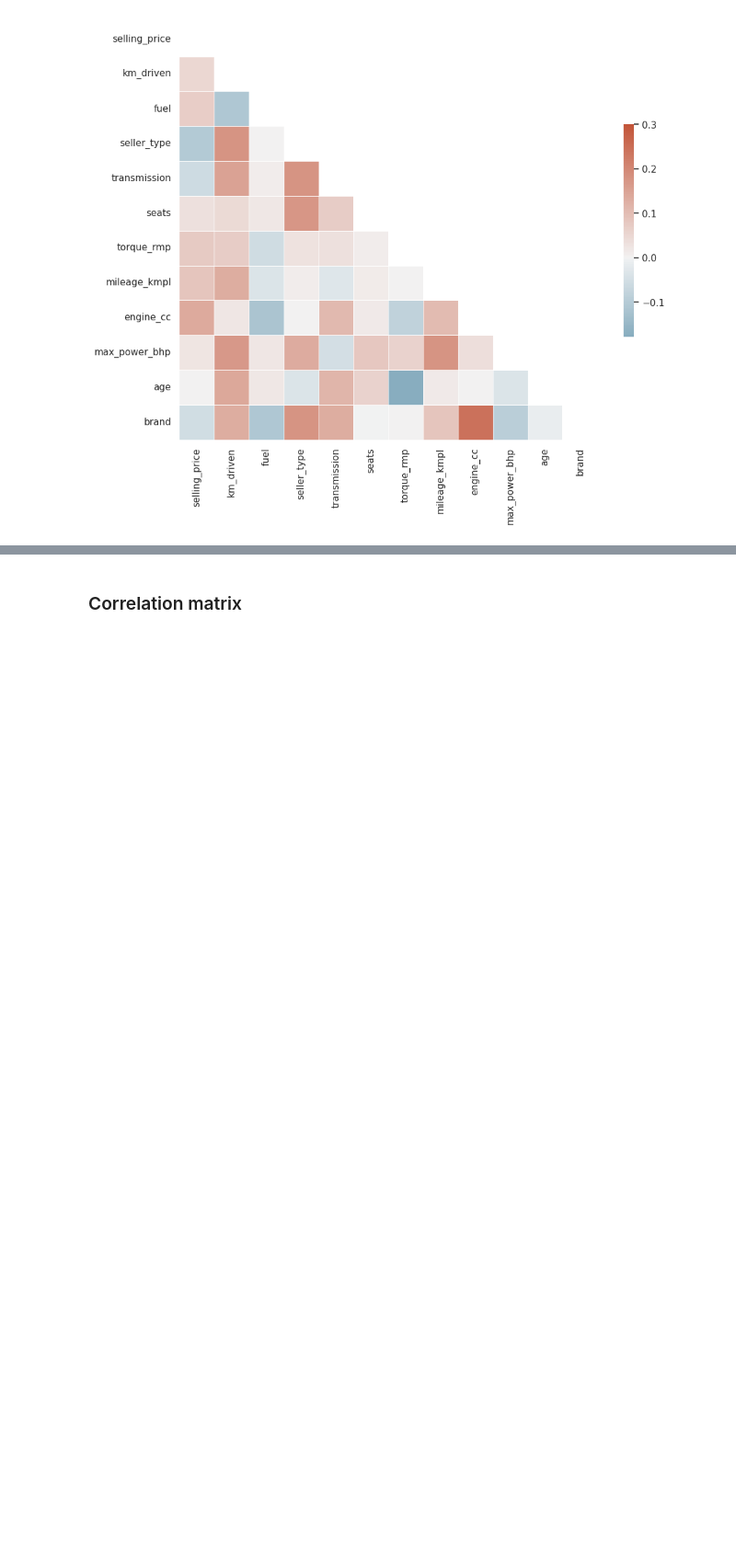
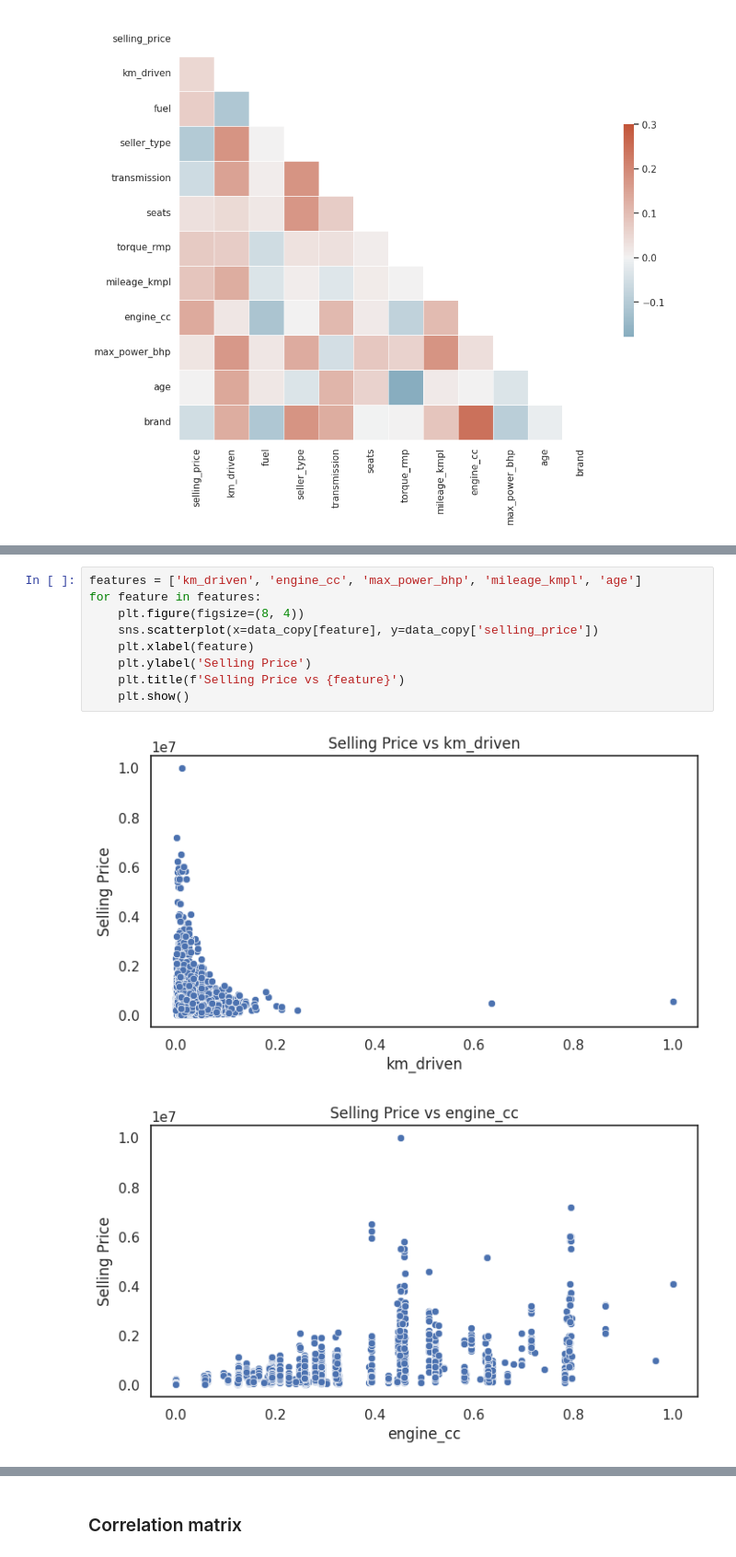
Before and after one commit to iramamy/CarPrice, a Jupyter notebook: carprice_prediction.ipynb, the cells around one changed output, grey strips where cells are left out. Shown at 92% size. Saved outputs shown, nothing was run; the diff lists cells and outputs as text; blank space fills up the shorter version.

```diff
--- a/carprice_prediction.ipynb
+++ b/carprice_prediction.ipynb
@@ -242,0 +269,12 @@ sns.heatmap(corr, mask=mask, cmap=cmap, vmax=.3, center=0,
+# %%
+features = ['km_driven', 'engine_cc', 'max_power_bhp', 'mileage_kmpl', 'age']
+for feature in features:
+    plt.figure(figsize=(8, 4))
+    sns.scatterplot(x=data_copy[feature], y=data_copy['selling_price'])
+    plt.xlabel(feature)
+    plt.ylabel('Selling Price')
+    plt.title(f'Selling Price vs {feature}')
+    plt.show()
+# %% [output]
+[figure, added]
+[figure, added]
```
Also changed, not shown: parts of 32 cells of this notebook.
